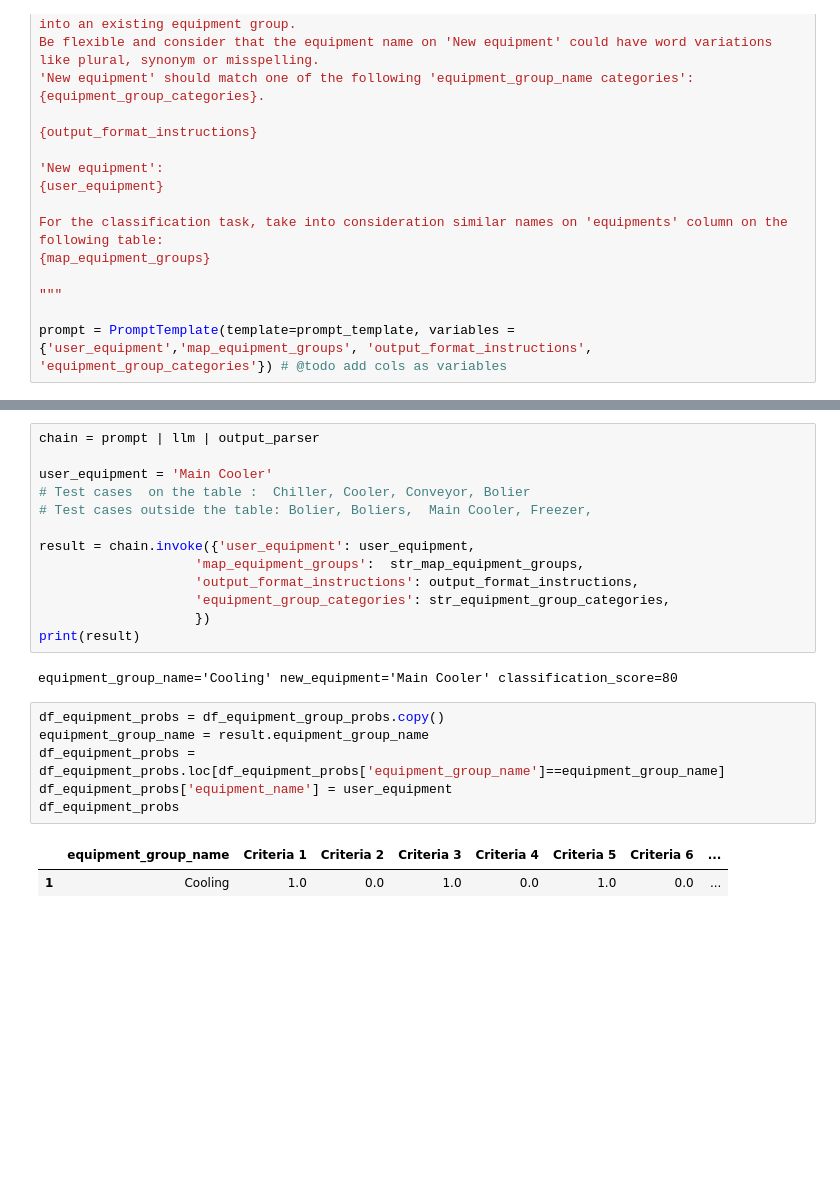
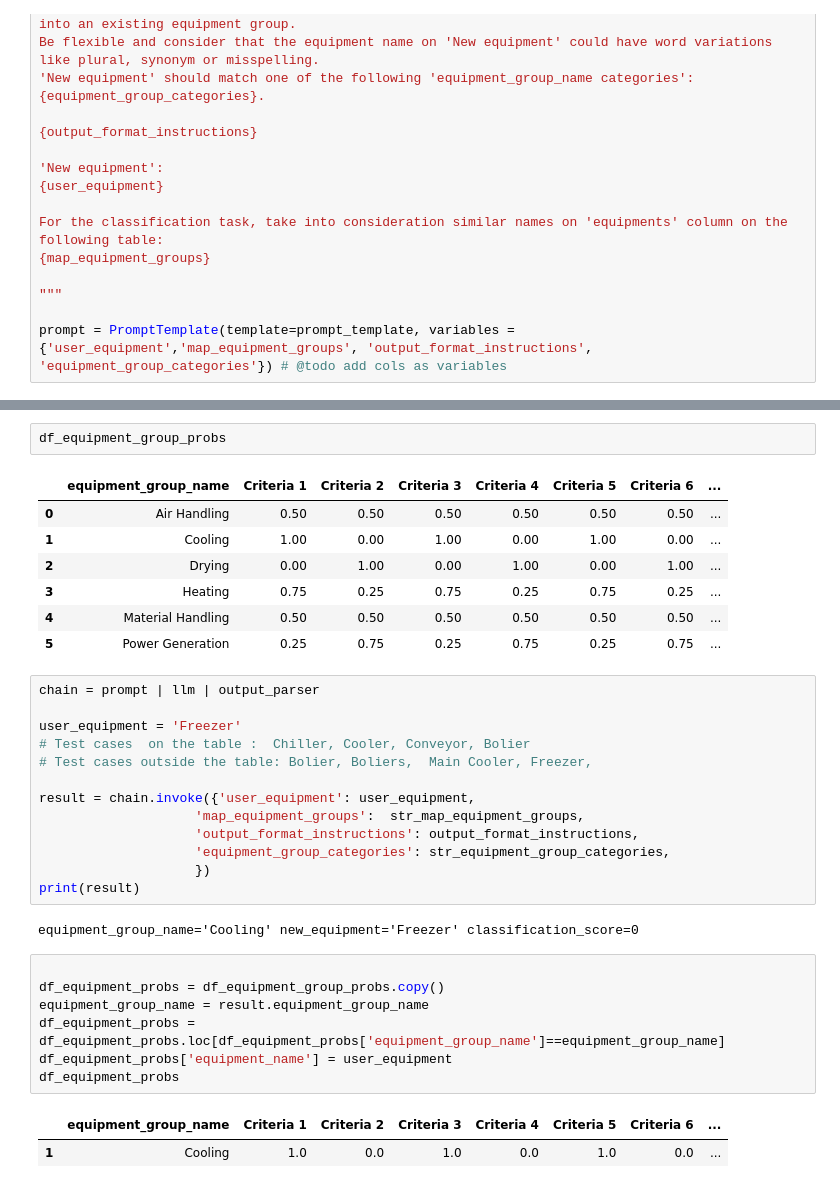
Before and after one commit to jespinosal/system_impact_classification, a Jupyter notebook: playground/local_rag_experiments.ipynb, the cells around one changed output, grey strips where cells are left out. Saved outputs shown, nothing was run; the diff lists cells and outputs as text; blank space fills up the shorter version.

```diff
--- a/playground/local_rag_experiments.ipynb
+++ b/playground/local_rag_experiments.ipynb
@@ -83,7 +93,17 @@ prompt = PromptTemplate(template=prompt_template, variables = {'user_equipment',
+# %%
+df_equipment_group_probs
+# %% [output]
+|  | equipment_group_name | Criteria 1 | Criteria 2 | Criteria 3 | Criteria 4 | Criteria 5 | Criteria 6 | ... |
+| 0 | Air Handling | 0.50 | 0.50 | 0.50 | 0.50 | 0.50 | 0.50 | ... |
+| 1 | Cooling | 1.00 | 0.00 | 1.00 | 0.00 | 1.00 | 0.00 | ... |
+| 2 | Drying | 0.00 | 1.00 | 0.00 | 1.00 | 0.00 | 1.00 | ... |
+| 3 | Heating | 0.75 | 0.25 | 0.75 | 0.25 | 0.75 | 0.25 | ... |
+| 4 | Material Handling | 0.50 | 0.50 | 0.50 | 0.50 | 0.50 | 0.50 | ... |
+| 5 | Power Generation | 0.25 | 0.75 | 0.25 | 0.75 | 0.25 | 0.75 | ... |
 # %%
 chain = prompt | llm | output_parser
 
-user_equipment = 'Main Cooler'
+user_equipment = 'Freezer'
 # Test cases  on the table :  Chiller, Cooler, Conveyor, Bolier
 # Test cases outside the table: Bolier, Boliers,  Main Cooler, Freezer,
 
@@ -94,8 +114,9 @@ result = chain.invoke({'user_equipment': user_equipment,
                     })
 print(result)
 # %% [output]
-equipment_group_name='Cooling' new_equipment='Main Cooler' classification_score=80
+equipment_group_name='Cooling' new_equipment='Freezer' classification_score=0
 # %%
+
 df_equipment_probs = df_equipment_group_probs.copy()
 equipment_group_name = result.equipment_group_name
 df_equipment_probs = df_equipment_probs.loc[df_equipment_probs['equipment_group_name']==equipment_group_name]
```
Also changed, not shown: parts of 5 cells of this notebook, 5 other files.
